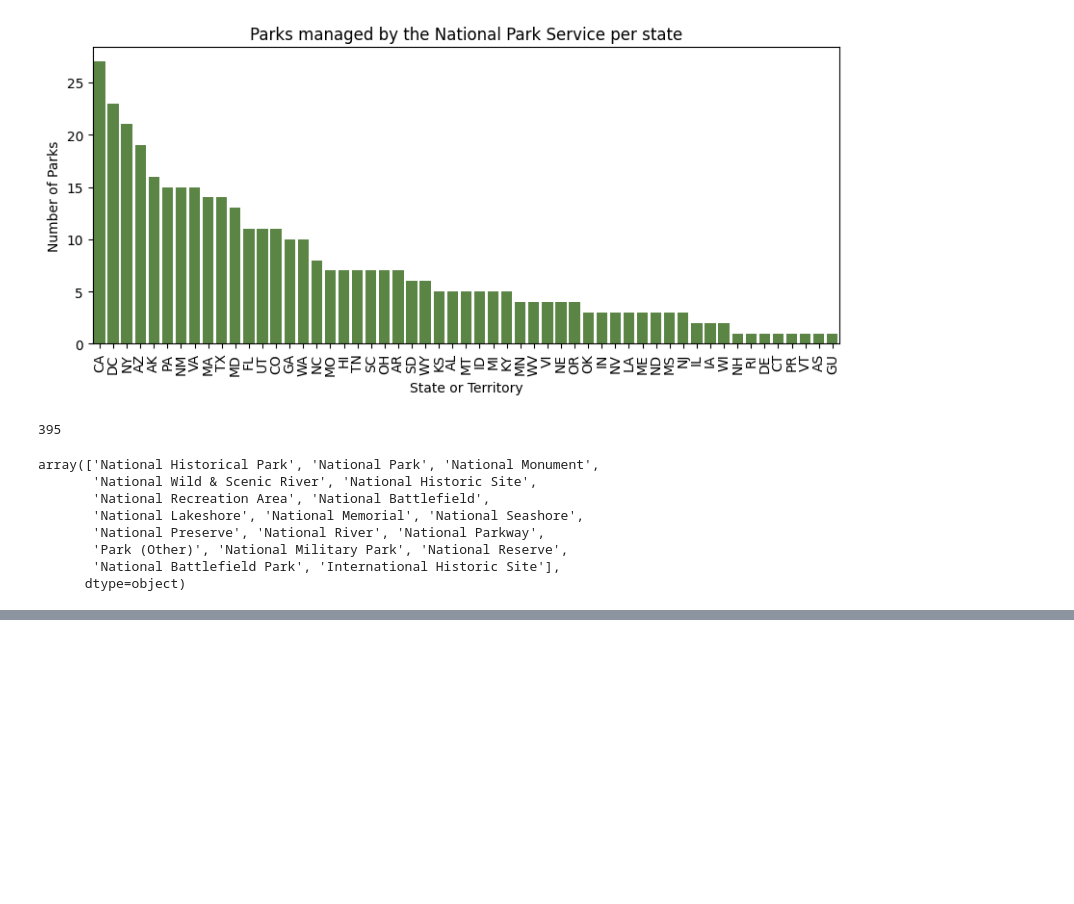
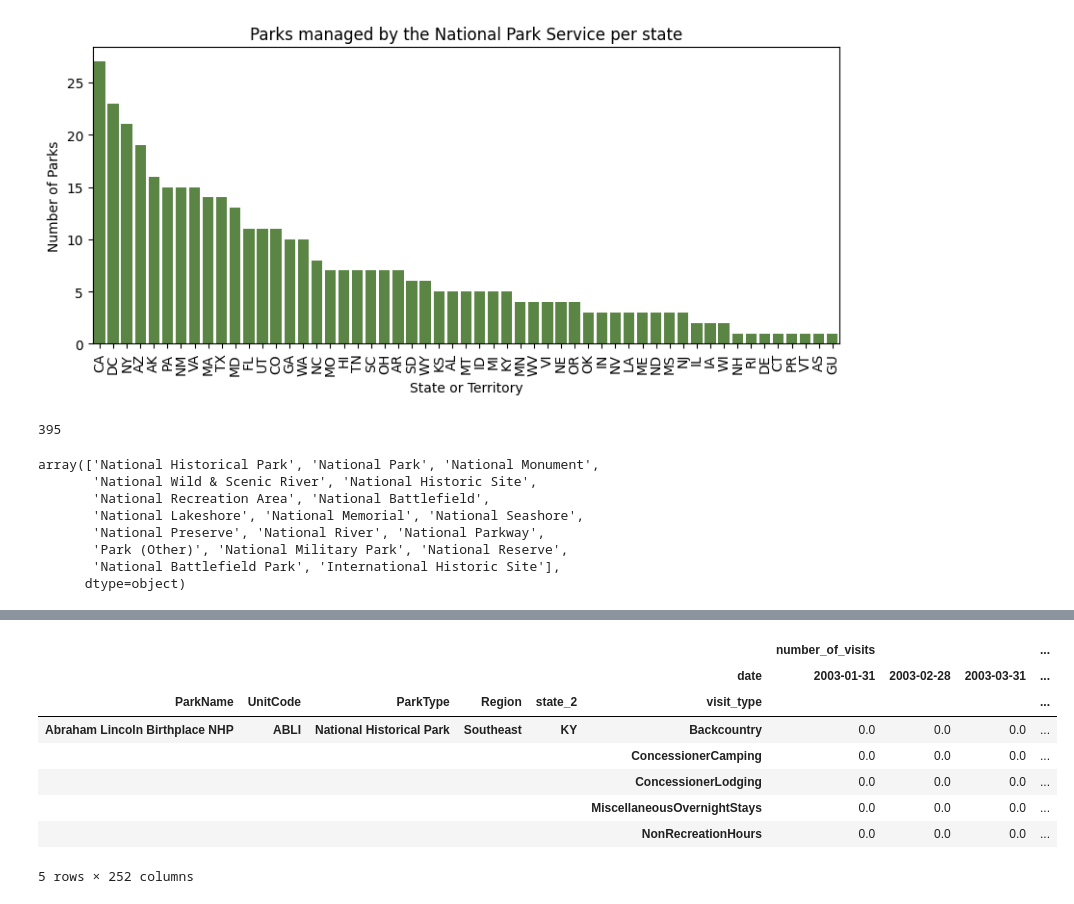
Before and after one commit to scmcqueen/NationalParksDataMining, a Jupyter notebook: data_exploration.ipynb, the cells around one changed output, grey strips where cells are left out. Cells and saved outputs as stored; diff of their text form; code cells hidden in the pictures; blank space fills up the shorter version.

```diff
--- a/data_exploration.ipynb
+++ b/data_exploration.ipynb
@@ -155,0 +188,13 @@ array(['National Historical Park', 'National Park', 'National Monument',
+# %%
+# easy_access_df.to_csv('timeseries_data.csv')
+easy_access_df.head()
+# %% [output]
+|  |  |  |  |  |  | number_of_visits |  |  | ... |
+|  |  |  |  |  | date | 2003-01-31 | 2003-02-28 | 2003-03-31 | ... |
+| ParkName | UnitCode | ParkType | Region | state_2 | visit_type |  |  |  | ... |
+| Abraham Lincoln Birthplace NHP | ABLI | National Historical Park | Southeast | KY | Backcountry | 0.0 | 0.0 | 0.0 | ... |
+|  |  |  |  |  | ConcessionerCamping | 0.0 | 0.0 | 0.0 | ... |
+|  |  |  |  |  | ConcessionerLodging | 0.0 | 0.0 | 0.0 | ... |
+|  |  |  |  |  | MiscellaneousOvernightStays | 0.0 | 0.0 | 0.0 | ... |
+|  |  |  |  |  | NonRecreationHours | 0.0 | 0.0 | 0.0 | ... |
+5 rows × 252 columns
```
Also changed, not shown: parts of 7 cells of this notebook, 1 other file.
